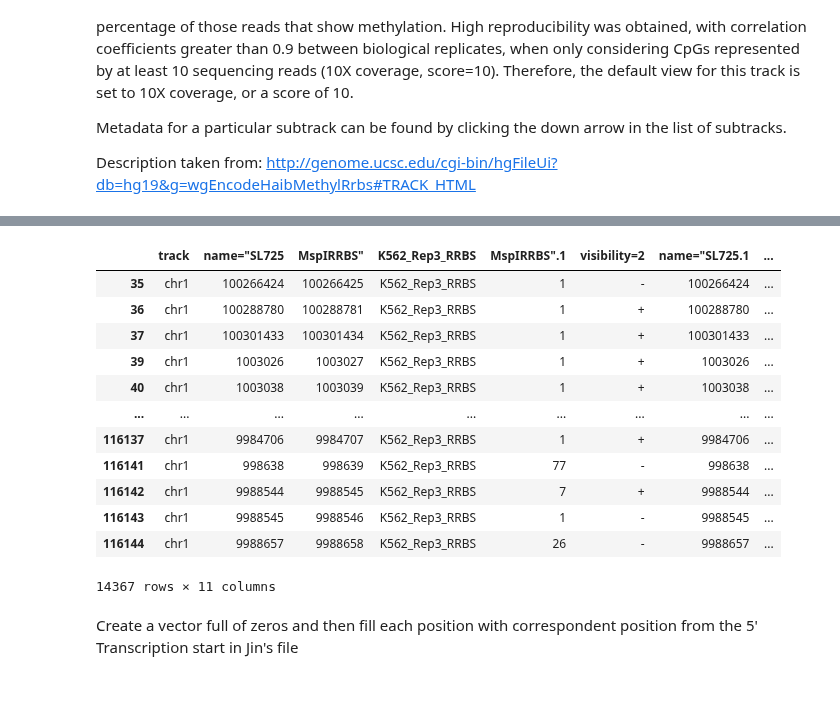
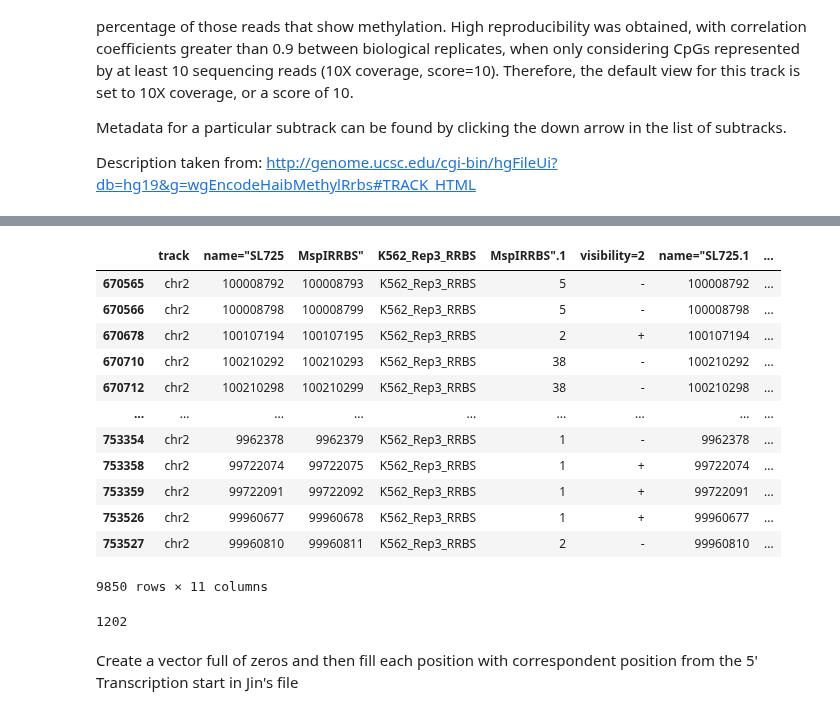
Before and after one commit to sermare/DeepOff, a Jupyter notebook: 1000 essential genes.ipynb, the cells around one changed output, grey strips where cells are left out. Drawn from its saved outputs; the diff is of its cells as text; code cells hidden in the pictures.

```diff
--- a/1000 essential genes.ipynb
+++ b/1000 essential genes.ipynb
@@ -559,29 +571,31 @@ Promoter_sequences
 # %%
 # Extract only the Chromosome 1
 
-chr1_cpgs = irbs[irbs.track == 'chr1']
+chr1_cpgs = irbs[irbs.track == 'chr2']
 
 #Extract only the values with 100% Certainty of methylation
 chr1_cpgs = chr1_cpgs[chr1_cpgs['Unnamed: 8'] == '255,0,0']
 chr1_cpgs
 # %% [output]
 |  | track | name="SL725 | MspIRRBS" | K562_Rep3_RRBS | MspIRRBS".1 | visibility=2 | name="SL725.1 | ... |
-| 35 | chr1 | 100266424 | 100266425 | K562_Rep3_RRBS | 1 | - | 100266424 | ... |
-| 36 | chr1 | 100288780 | 100288781 | K562_Rep3_RRBS | 1 | + | 100288780 | ... |
-| 37 | chr1 | 100301433 | 100301434 | K562_Rep3_RRBS | 1 | + | 100301433 | ... |
-| 39 | chr1 | 1003026 | 1003027 | K562_Rep3_RRBS | 1 | + | 1003026 | ... |
-| 40 | chr1 | 1003038 | 1003039 | K562_Rep3_RRBS | 1 | + | 1003038 | ... |
+| 670565 | chr2 | 100008792 | 100008793 | K562_Rep3_RRBS | 5 | - | 100008792 | ... |
+| 670566 | chr2 | 100008798 | 100008799 | K562_Rep3_RRBS | 5 | - | 100008798 | ... |
+| 670678 | chr2 | 100107194 | 100107195 | K562_Rep3_RRBS | 2 | + | 100107194 | ... |
+| 670710 | chr2 | 100210292 | 100210293 | K562_Rep3_RRBS | 38 | - | 100210292 | ... |
+| 670712 | chr2 | 100210298 | 100210299 | K562_Rep3_RRBS | 38 | - | 100210298 | ... |
 | ... | ... | ... | ... | ... | ... | ... | ... | ... |
-| 116137 | chr1 | 9984706 | 9984707 | K562_Rep3_RRBS | 1 | + | 9984706 | ... |
-| 116141 | chr1 | 998638 | 998639 | K562_Rep3_RRBS | 77 | - | 998638 | ... |
-| 116142 | chr1 | 9988544 | 9988545 | K562_Rep3_RRBS | 7 | + | 9988544 | ... |
-| 116143 | chr1 | 9988545 | 9988546 | K562_Rep3_RRBS | 1 | - | 9988545 | ... |
-| 116144 | chr1 | 9988657 | 9988658 | K562_Rep3_RRBS | 26 | - | 9988657 | ... |
+| 753354 | chr2 | 9962378 | 9962379 | K562_Rep3_RRBS | 1 | - | 9962378 | ... |
+| 753358 | chr2 | 99722074 | 99722075 | K562_Rep3_RRBS | 1 | + | 99722074 | ... |
+| 753359 | chr2 | 99722091 | 99722092 | K562_Rep3_RRBS | 1 | + | 99722091 | ... |
+| 753526 | chr2 | 99960677 | 99960678 | K562_Rep3_RRBS | 1 | + | 99960677 | ... |
+| 753527 | chr2 | 99960810 | 99960811 | K562_Rep3_RRBS | 2 | - | 99960810 | ... |
-14367 rows × 11 columns
+9850 rows × 11 columns
 # %%
 # Extract only the Promoter sequences in Chromosome 1
 
-chr1_ps = Promoter_sequences[Promoter_sequences.chromosome == 'chr1']
+chr1_ps = Promoter_sequences[Promoter_sequences.chromosome == 'chr2']
+# %% [output]
+1202
 # %% [markdown]
 Create a vector full of zeros and then fill each position with correspondent position from the 5' Transcription start in Jin's file
 # %%
```
Also changed, not shown: parts of 13 cells of this notebook.
